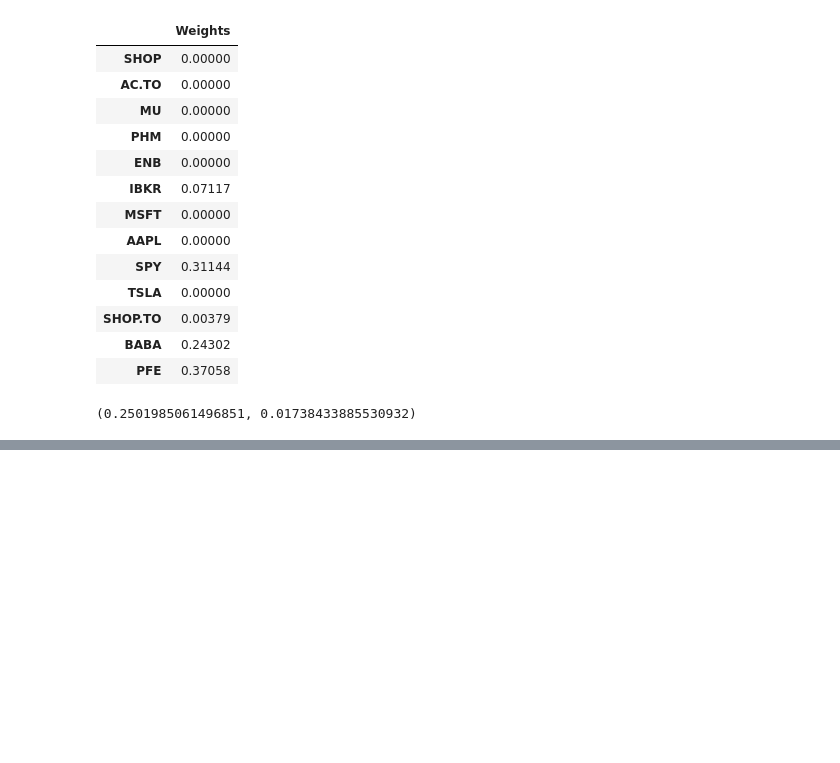
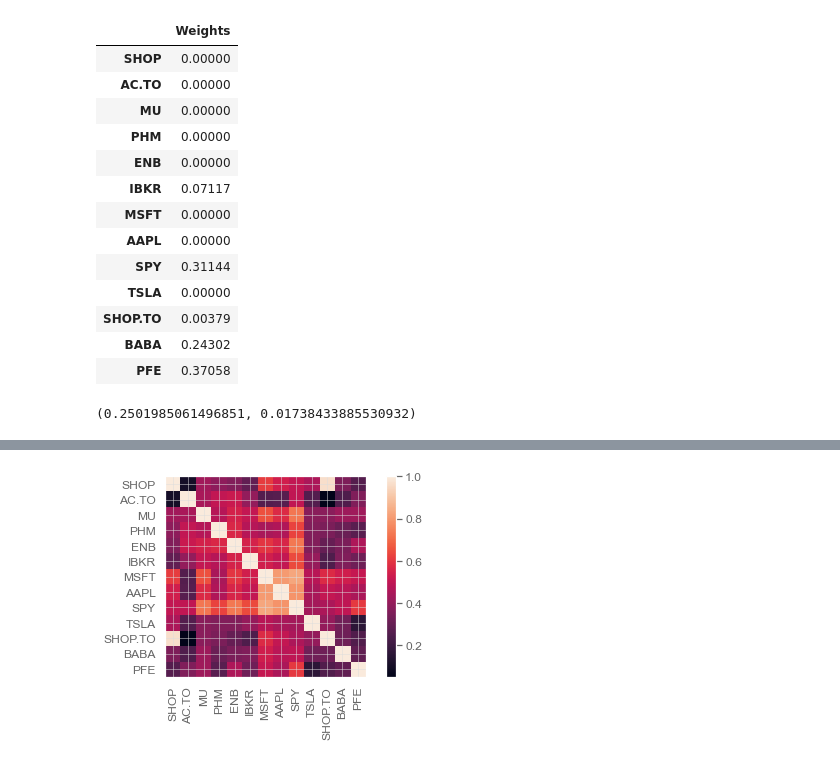
Before and after one commit to ftt-project/ftt, a Jupyter notebook: jupiter_notebooks/playground.ipynb, the cells around one changed output, grey strips where cells are left out. Saved outputs shown, nothing was run; the diff lists cells and outputs as text; code cells hidden in the pictures; blank space fills up the shorter version.

```diff
--- a/jupiter_notebooks/playground.ipynb
+++ b/jupiter_notebooks/playground.ipynb
@@ -285,0 +349,5 @@ r_gmv, vol_gmv
+# %%
+from pypfopt import plotting
+plotting.plot_covariance(S, plot_correlation=True);
+# %% [output]
+[figure, added]
```
Also changed, not shown: parts of 11 cells of this notebook, 6 other files.
